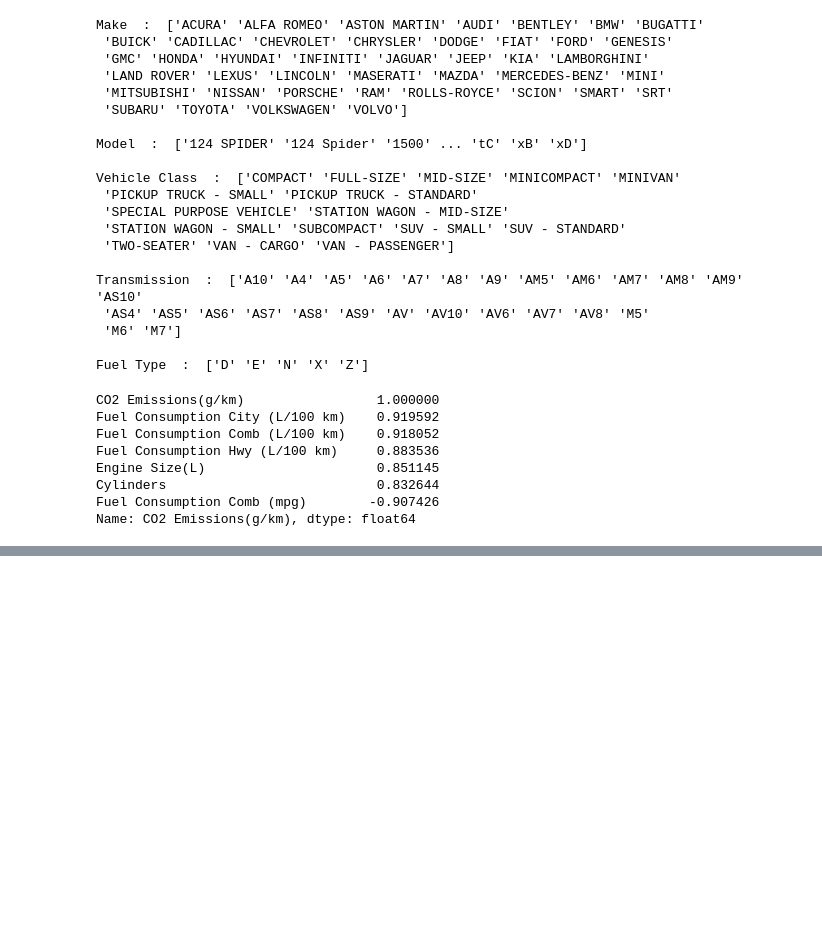
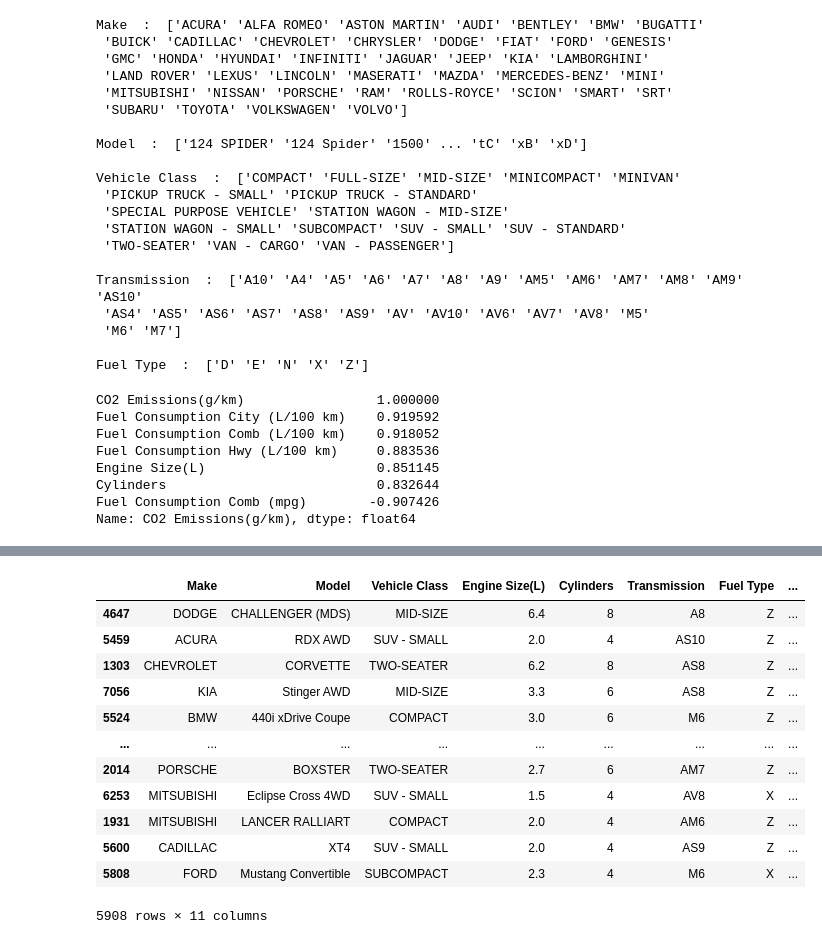
Before and after one commit to sneha025/100DaysOfMachineLearning, a Jupyter notebook: LinearRegression/NoteBooks/CO2_emmision_prediction.ipynb, the cells around one changed output, grey strips where cells are left out. Cells and saved outputs as stored; diff of their text form; code cells hidden in the pictures; blank space fills up the shorter version.

```diff
--- a/LinearRegression/NoteBooks/CO2_emmision_prediction.ipynb
+++ b/LinearRegression/NoteBooks/CO2_emmision_prediction.ipynb
@@ -101,5 +101,10 @@ Engine Size(L)                      0.851145
 Cylinders                           0.832644
 Fuel Consumption Comb (mpg)        -0.907426
 Name: CO2 Emissions(g/km), dtype: float64
+# %%
+# split the set into train test
+from sklearn.model_selection import train_test_split as tts
+train,test =tts(dataset, test_size=0.2,random_state=50)
 # %%
-feature_X =dataset.drop('CO2 Emissions(g/km)', axis=1)
+train_feature =train.drop('CO2 Emissions(g/km)',axis=1)
+train_label =train['CO2 Emissions(g/km)'].copy()
@@ -129,0 +142,16 @@ x_train,x_test,y_train,y_test =tts(feature_X,label_y, test_size=0.2,random_state
+# %%
+train_feature
+# %% [output]
+|  | Make | Model | Vehicle Class | Engine Size(L) | Cylinders | Transmission | Fuel Type | ... |
+| 4647 | DODGE | CHALLENGER (MDS) | MID-SIZE | 6.4 | 8 | A8 | Z | ... |
+| 5459 | ACURA | RDX AWD | SUV - SMALL | 2.0 | 4 | AS10 | Z | ... |
+| 1303 | CHEVROLET | CORVETTE | TWO-SEATER | 6.2 | 8 | AS8 | Z | ... |
+| 7056 | KIA | Stinger AWD | MID-SIZE | 3.3 | 6 | AS8 | Z | ... |
+| 5524 | BMW | 440i xDrive Coupe | COMPACT | 3.0 | 6 | M6 | Z | ... |
+| ... | ... | ... | ... | ... | ... | ... | ... | ... |
+| 2014 | PORSCHE | BOXSTER | TWO-SEATER | 2.7 | 6 | AM7 | Z | ... |
+| 6253 | MITSUBISHI | Eclipse Cross 4WD | SUV - SMALL | 1.5 | 4 | AV8 | X | ... |
+| 1931 | MITSUBISHI | LANCER RALLIART | COMPACT | 2.0 | 4 | AM6 | Z | ... |
+| 5600 | CADILLAC | XT4 | SUV - SMALL | 2.0 | 4 | AS9 | Z | ... |
+| 5808 | FORD | Mustang Convertible | SUBCOMPACT | 2.3 | 4 | M6 | X | ... |
+5908 rows × 11 columns
```
Also changed, not shown: parts of 21 cells of this notebook.
